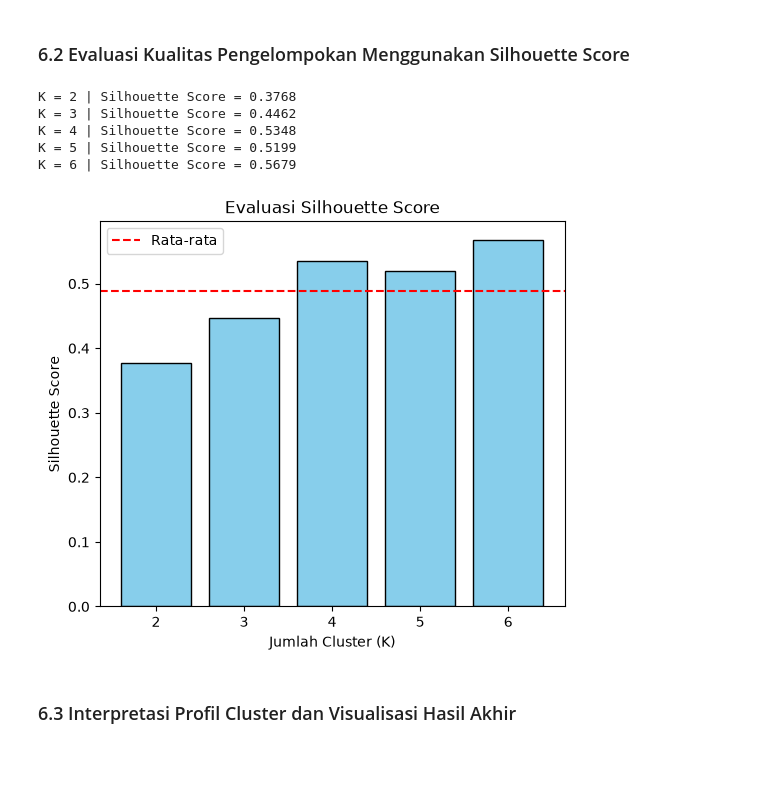
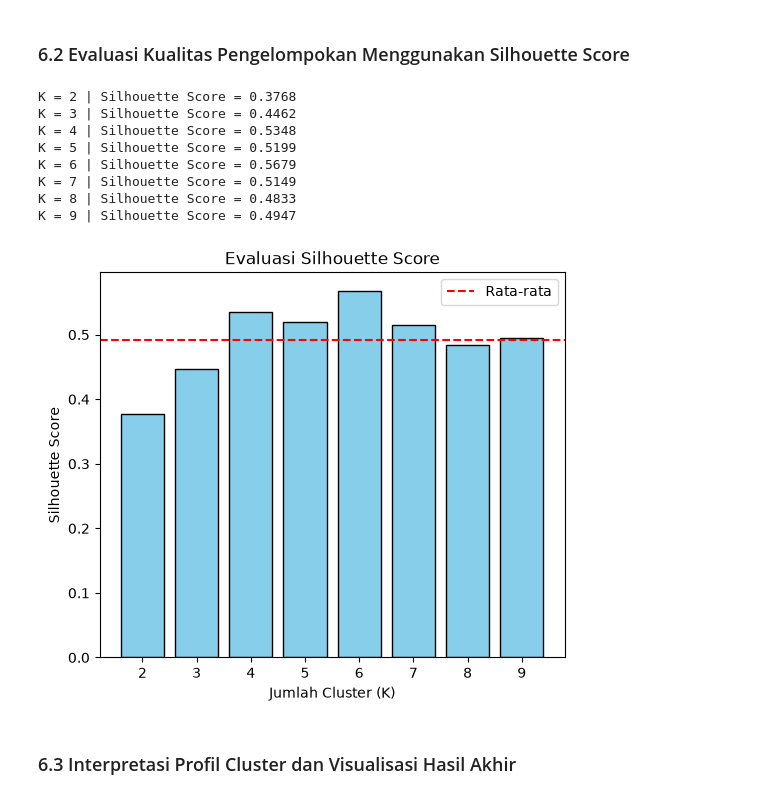
Before and after one commit to raplhy/Bootcamp-UBIG, a Jupyter notebook: Tugas15/Raw_Analysis.ipynb, the cells around one changed output. Drawn from its saved outputs; the diff is of its cells as text; code cells hidden in the pictures; blank space fills up the shorter version.

```diff
--- a/Tugas15/Raw_Analysis.ipynb
+++ b/Tugas15/Raw_Analysis.ipynb
@@ -435,7 +435,7 @@ def hitung_wcss(X, labels, centroids):
             wcss += np.sum((titik_cluster - centroid) ** 2)
     return wcss
 
-k_list = range(1, 7)
+k_list = range(1, 10)
 sse = []
 
 for k in k_list:
@@ -492,35 +495,38 @@ def hitung_silhouette(X, labels):
 
         skor_s[i] = (b_i - a_i) / max(a_i, b_i)
 
     return np.mean(skor_s)
 
-k_range = range(2, 7)
+k_range = range(2, 10)
 skor_list = []
 
 for k in k_range:
     np.random.seed(42)
     model = KMeans(K=k, max_iters=100)
     label_pred = model.predict(scaled_data)
 
     skor = hitung_silhouette(scaled_data, label_pred)
     skor_list.append(skor)
     print(f"K = {k} | Silhouette Score = {skor:.4f}")
 
 plt.figure(figsize=(6, 5))
 plt.bar(k_range, skor_list, color='skyblue', edgecolor='black')
 plt.axhline(y=np.mean(skor_list), color='red', linestyle='--', label='Rata-rata')
 plt.title('Evaluasi Silhouette Score')
 plt.xlabel('Jumlah Cluster (K)')
 plt.ylabel('Silhouette Score')
 plt.legend()
 plt.show()
 # %% [output]
 K = 2 | Silhouette Score = 0.3768
 K = 3 | Silhouette Score = 0.4462
 K = 4 | Silhouette Score = 0.5348
 K = 5 | Silhouette Score = 0.5199
 K = 6 | Silhouette Score = 0.5679
+K = 7 | Silhouette Score = 0.5149
+K = 8 | Silhouette Score = 0.4833
+K = 9 | Silhouette Score = 0.4947
-[figure, old version]
+[figure, new version]
 # %% [markdown]
 ### 6.3 Interpretasi Profil Cluster dan Visualisasi Hasil Akhir
 # %%
```
Also changed, not shown: parts of 2 cells of this notebook.
